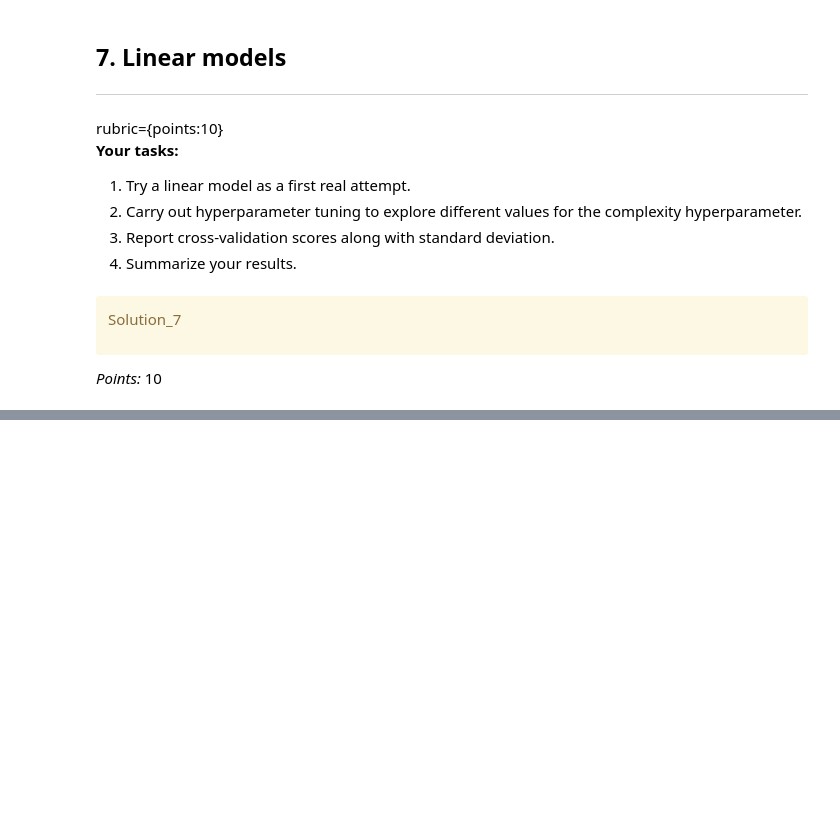
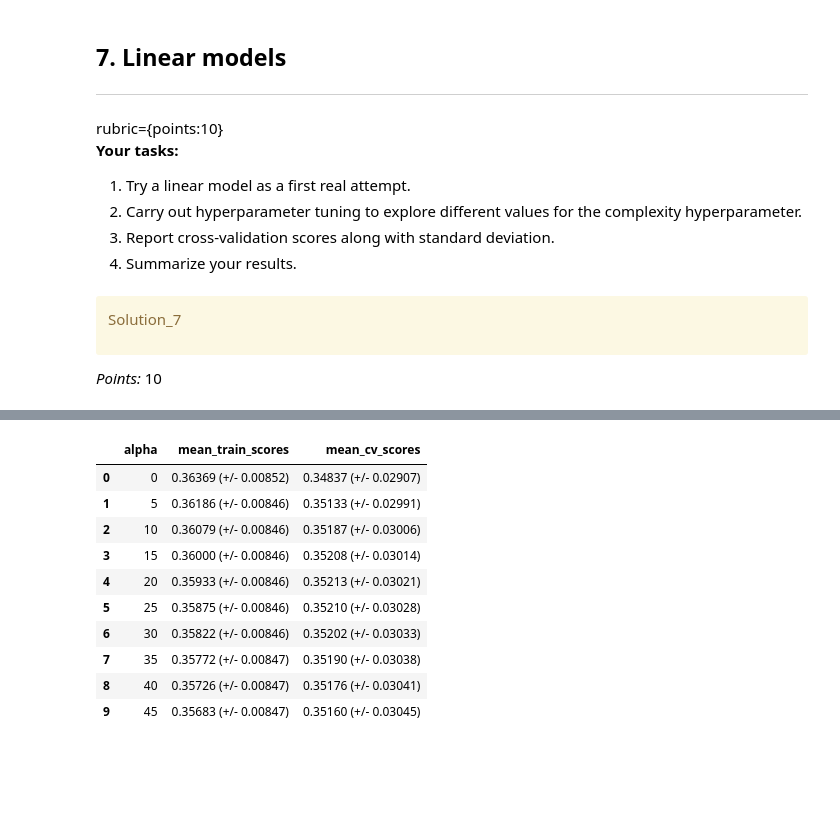
Before and after one commit to cheuyin/cpsc330-hw5, a Jupyter notebook: hw5.ipynb, the cells around one changed output, grey strips where cells are left out. Saved outputs shown, nothing was run; the diff lists cells and outputs as text; code cells hidden in the pictures; blank space fills up the shorter version.

```diff
--- a/hw5.ipynb
+++ b/hw5.ipynb
@@ -450,3 +448,31 @@ _Type your answer here, replacing this text._
+# %%
+from sklearn.linear_model import Ridge
+
+scores_dict = {
+    "alpha": np.arange(0, 50, 5),
+    "mean_train_scores": list(),
+    "mean_cv_scores": list()
+}
+
+for alpha in scores_dict['alpha']:
+    pipe_ridge = make_pipeline(ct, Ridge(alpha=alpha))
+    scores = cross_validate(pipe_ridge, X_train, y_train, return_train_score=True)
+    scores_dict['mean_train_scores'].append(f"{scores['train_score'].mean():.5f} (+/- {scores['train_score'].std():.5f})")
+    scores_dict['mean_cv_scores'].append(f"{scores['test_score'].mean():.5f} (+/- {scores['test_score'].std():.5f})")
+
+pd.DataFrame(scores_dict)
+# %% [output]
+|  | alpha | mean_train_scores | mean_cv_scores |
+| 0 | 0 | 0.36369 (+/- 0.00852) | 0.34837 (+/- 0.02907) |
+| 1 | 5 | 0.36186 (+/- 0.00846) | 0.35133 (+/- 0.02991) |
+| 2 | 10 | 0.36079 (+/- 0.00846) | 0.35187 (+/- 0.03006) |
+| 3 | 15 | 0.36000 (+/- 0.00846) | 0.35208 (+/- 0.03014) |
+| 4 | 20 | 0.35933 (+/- 0.00846) | 0.35213 (+/- 0.03021) |
+| 5 | 25 | 0.35875 (+/- 0.00846) | 0.35210 (+/- 0.03028) |
+| 6 | 30 | 0.35822 (+/- 0.00846) | 0.35202 (+/- 0.03033) |
+| 7 | 35 | 0.35772 (+/- 0.00847) | 0.35190 (+/- 0.03038) |
+| 8 | 40 | 0.35726 (+/- 0.00847) | 0.35176 (+/- 0.03041) |
+| 9 | 45 | 0.35683 (+/- 0.00847) | 0.35160 (+/- 0.03045) |
 # %%
 ...
 # %%
```
Also changed, not shown: parts of 4 cells of this notebook.
